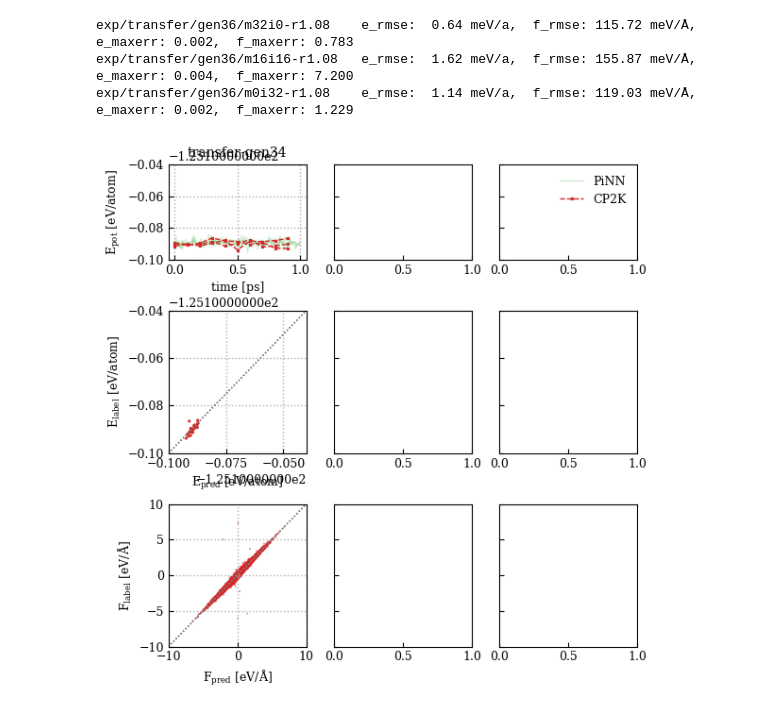
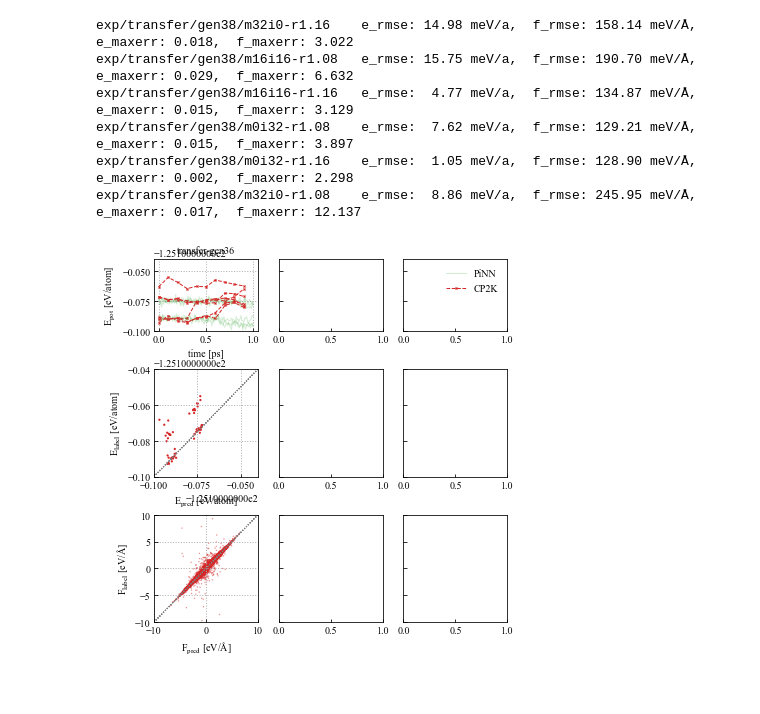
Before and after one commit to yqshao-archive/pils, a Jupyter notebook: notebooks/nb_manual_al.ipynb, the cells around one changed output. Saved outputs shown, nothing was run; the diff lists cells and outputs as text; code cells hidden in the pictures.

```diff
--- a/notebooks/nb_manual_al.ipynb
+++ b/notebooks/nb_manual_al.ipynb
@@ -27,7 +27,7 @@ def plot_energies(ax, ds, init, color):
 
 def doplots():
     l1, l2 = None, None
-    for ftraj in glob(f'../{name}/emd/gen{gen}/*r1.08/asemd.traj'):
+    for ftraj in glob(f'../{name}/emd/gen{gen}/*/asemd.traj'):
         init = Path(ftraj).parent.name
         traj = load_ds(ftraj, fmt='asetraj', index=f'::{skip}')
         l1 = plot_energies(ax1, traj, init, 'tab:green')
@@ -70,23 +70,26 @@ def doplots():
 # %%
 f, axs = plt.subplots(3,3, figsize=[6,6], sharey='row', gridspec_kw={'height_ratios': [2,3,3]})
 for (name, gen, title), (ax1, ax2, ax3) in zip([
    #['exp/transfer',20, 'transfer-gen20'],
    #['exp/transfer',25, 'transfer-gen25'],
-   ['exp/transfer',36, 'transfer-gen34'],
+   ['exp/transfer',38, 'transfer-gen36'],
 ], axs.T):
     l1, l2 = doplots()
     ax1.grid(lw=1, ls=':', which='both')
     ax2.grid(lw=1, ls=':', which='both')
     ax3.grid(lw=1, ls=':', which='both')
 
 axs[0,-1].legend([l1,l2], ['PiNN', 'CP2K'],facecolor='w',frameon=True,edgecolor='none')
 axs[0,0].set_ylabel('$E_{pot}~[eV/atom]$')
 axs[1,0].set_ylabel('$E_{label}~[eV/atom]$')
 axs[2,0].set_ylabel('$F_{label}~[eV/\AA]$')
 plt.tight_layout()
 plt.subplots_adjust(wspace=0.2, hspace=0.4)
 # %% [output]
-exp/transfer/gen36/m32i0-r1.08    e_rmse:  0.64 meV/a,  f_rmse: 115.72 meV/Å,  e_maxerr: 0.002,  f_maxerr: 0.783
-exp/transfer/gen36/m16i16-r1.08   e_rmse:  1.62 meV/a,  f_rmse: 155.87 meV/Å,  e_maxerr: 0.004,  f_maxerr: 7.200
-exp/transfer/gen36/m0i32-r1.08    e_rmse:  1.14 meV/a,  f_rmse: 119.03 meV/Å,  e_maxerr: 0.002,  f_maxerr: 1.229
+exp/transfer/gen38/m32i0-r1.16    e_rmse: 14.98 meV/a,  f_rmse: 158.14 meV/Å,  e_maxerr: 0.018,  f_maxerr: 3.022
+exp/transfer/gen38/m16i16-r1.08   e_rmse: 15.75 meV/a,  f_rmse: 190.70 meV/Å,  e_maxerr: 0.029,  f_maxerr: 6.632
+exp/transfer/gen38/m16i16-r1.16   e_rmse:  4.77 meV/a,  f_rmse: 134.87 meV/Å,  e_maxerr: 0.015,  f_maxerr: 3.129
+exp/transfer/gen38/m0i32-r1.08    e_rmse:  7.62 meV/a,  f_rmse: 129.21 meV/Å,  e_maxerr: 0.015,  f_maxerr: 3.897
+exp/transfer/gen38/m0i32-r1.16    e_rmse:  1.05 meV/a,  f_rmse: 128.90 meV/Å,  e_maxerr: 0.002,  f_maxerr: 2.298
+exp/transfer/gen38/m32i0-r1.08    e_rmse:  8.86 meV/a,  f_rmse: 245.95 meV/Å,  e_maxerr: 0.017,  f_maxerr: 12.137
-[figure, old version]
+[figure, new version]
```
Also changed, not shown: 10 other files.
